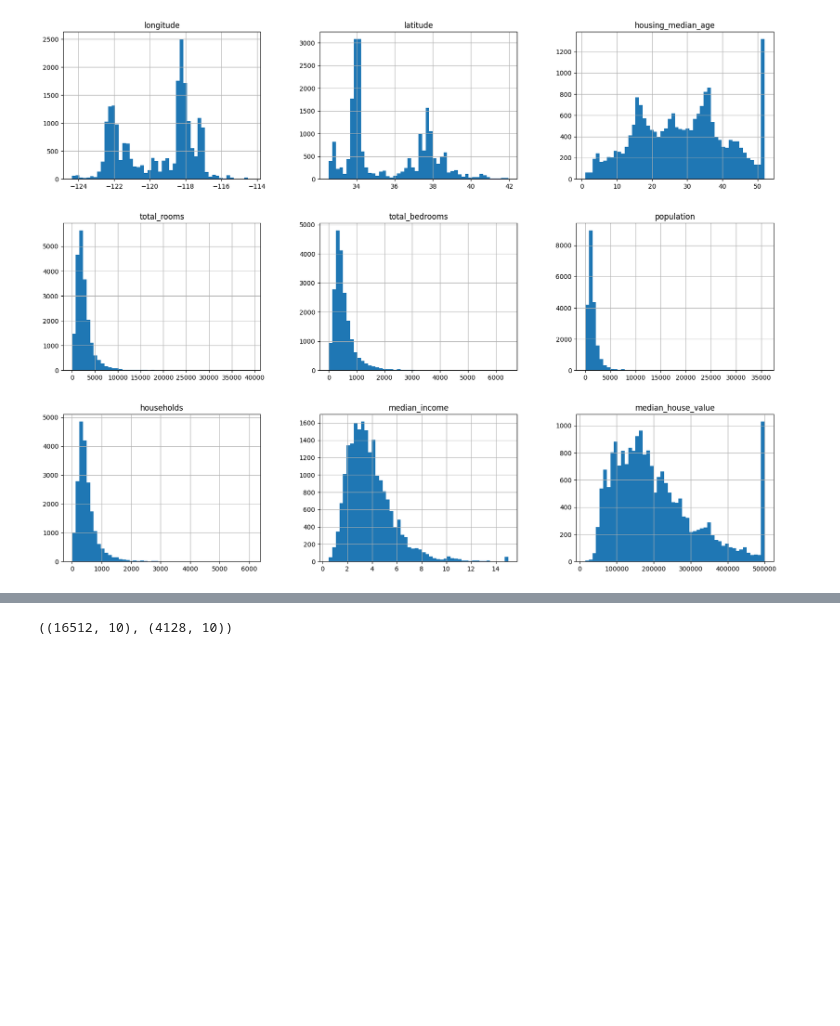
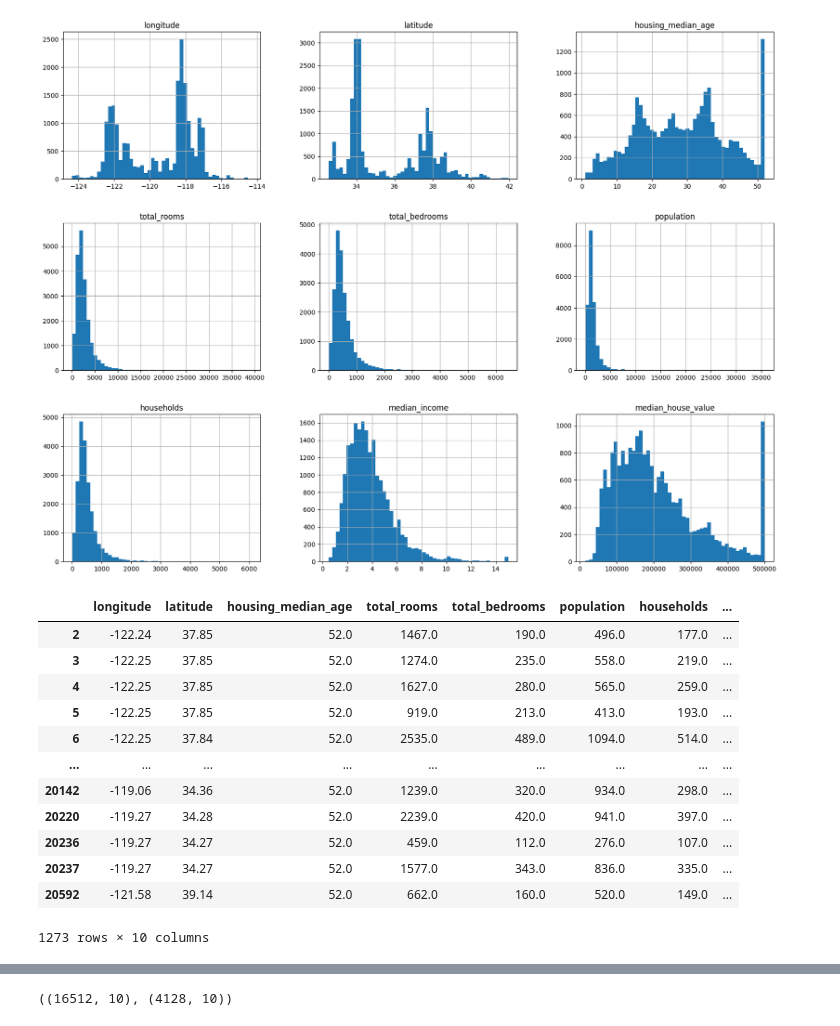
Before and after one commit to raphamonn/housing-regression, a Jupyter notebook: notebooks/housing.ipynb, the cells around one changed output, grey strips where cells are left out. Saved outputs shown, nothing was run; the diff lists cells and outputs as text; code cells hidden in the pictures; blank space fills up the shorter version.

```diff
--- a/notebooks/housing.ipynb
+++ b/notebooks/housing.ipynb
@@ -59,3 +59,19 @@ housing.hist(bins=50, figsize=(20,15))
 plt.show()
 # %% [output]
 [figure]
+# %%
+housing[housing['housing_median_age']==52]
+# %% [output]
+|  | longitude | latitude | housing_median_age | total_rooms | total_bedrooms | population | households | ... |
+| 2 | -122.24 | 37.85 | 52.0 | 1467.0 | 190.0 | 496.0 | 177.0 | ... |
+| 3 | -122.25 | 37.85 | 52.0 | 1274.0 | 235.0 | 558.0 | 219.0 | ... |
+| 4 | -122.25 | 37.85 | 52.0 | 1627.0 | 280.0 | 565.0 | 259.0 | ... |
+| 5 | -122.25 | 37.85 | 52.0 | 919.0 | 213.0 | 413.0 | 193.0 | ... |
+| 6 | -122.25 | 37.84 | 52.0 | 2535.0 | 489.0 | 1094.0 | 514.0 | ... |
+| ... | ... | ... | ... | ... | ... | ... | ... | ... |
+| 20142 | -119.06 | 34.36 | 52.0 | 1239.0 | 320.0 | 934.0 | 298.0 | ... |
+| 20220 | -119.27 | 34.28 | 52.0 | 2239.0 | 420.0 | 941.0 | 397.0 | ... |
+| 20236 | -119.27 | 34.27 | 52.0 | 459.0 | 112.0 | 276.0 | 107.0 | ... |
+| 20237 | -119.27 | 34.27 | 52.0 | 1577.0 | 343.0 | 836.0 | 335.0 | ... |
+| 20592 | -121.58 | 39.14 | 52.0 | 662.0 | 160.0 | 520.0 | 149.0 | ... |
+1273 rows × 10 columns
```
Also changed, not shown: parts of 2 cells of this notebook, 4 other files.
